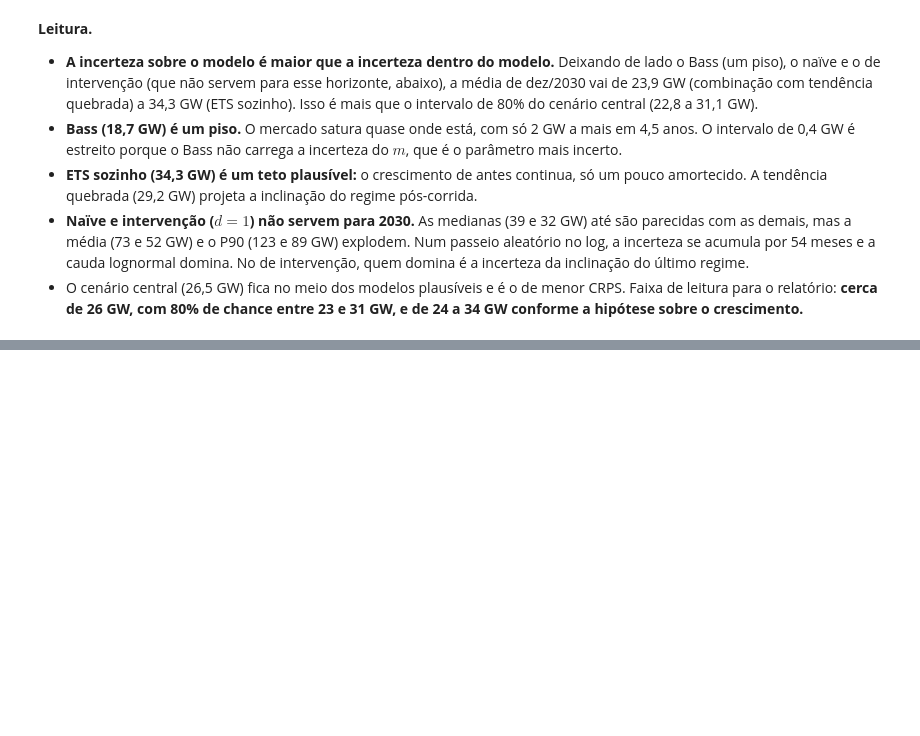
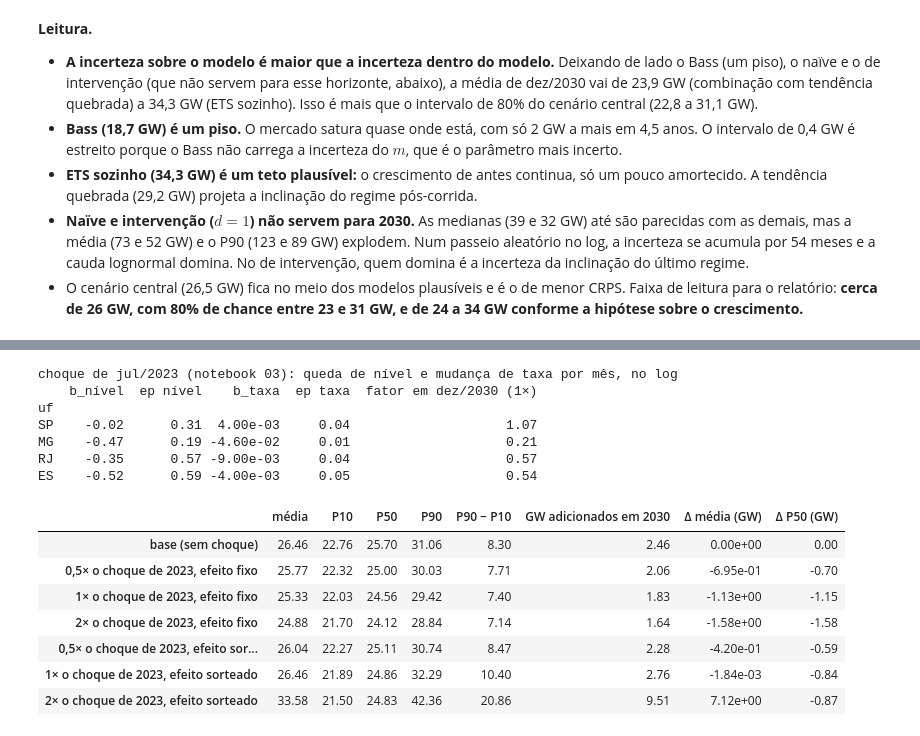
Before and after one commit to BrunoWolf03/IND2616-ProjetoMMGD, a Jupyter notebook: notebooks/05_cenarios_2030.ipynb, the cells around one changed output, grey strips where cells are left out. Saved outputs shown, nothing was run; the diff lists cells and outputs as text; code cells hidden in the pictures; blank space fills up the shorter version.

```diff
--- a/notebooks/05_cenarios_2030.ipynb
+++ b/notebooks/05_cenarios_2030.ipynb
@@ -336,0 +344,53 @@ fig.savefig(RES / "cenarios_2030_metodos_modelos.png")
+# %%
+choque = pd.read_csv(ROOT / "data" / "processed" / "fase3_choque_fim_corrida.csv").set_index("uf")
+INICIO_2029 = pd.Timestamp("2029-01-01")
+K = {"0,5×": 0.5, "1×": 1.0, "2×": 2.0}
+
+apos = FUT >= INICIO_2029
+D = apos.astype(float)
+R = np.cumsum(apos).astype(float)
+u = np.random.default_rng(2).standard_normal((2, N_SIM))   # sorteios comuns aos estados
+
+efeito = {"fixo": {}, "sorteado": {}}   # efeito no log, h x n, por UF
+for uf in UFS:
+    c = choque.loc[uf]
+    media = np.array([c.b_nivel, c.b_taxa])[:, None]
+    V = np.array([[c.var_nivel, c.cov_nivel_taxa], [c.cov_nivel_taxa, c.var_taxa]])
+    for versao, (bn, bt) in [("fixo", media.repeat(N_SIM, axis=1)), ("sorteado", media + np.linalg.cholesky(V) @ u)]:
+        efeito[versao][uf] = np.outer(D, bn) + np.outer(R, bt)
+
+cen = {"base (sem choque)": central}
+for versao in efeito:
+    for rot, k in K.items():
+        cen[f"{rot} o choque de 2023, efeito {versao}"] = {uf: central[uf] * np.exp(k * efeito[versao][uf]) for uf in UFS}
+acum_cen = {nome: sum(acumulado(c[uf], uf) for uf in UFS) for nome, c in cen.items()}
+ano2030 = FUT.year == 2030
+
+print("choque de jul/2023 (notebook 03): queda de nível e mudança de taxa por mês, no log")
+print(pd.DataFrame({"b_nível": choque.b_nivel, "ep nível": np.sqrt(choque.var_nivel),
+                    "b_taxa": choque.b_taxa, "ep taxa": np.sqrt(choque.var_taxa),
+                    "fator em dez/2030 (1×)": np.exp(choque.b_nivel + 24 * choque.b_taxa)}).loc[UFS].round(3).to_string())
+
+base_ = resumo(acum_cen["base (sem choque)"][-1])
+tab_cen = pd.DataFrame({nome: {**resumo(a[-1]),
+                               "GW adicionados em 2030": sum(cen[nome][uf][ano2030].sum(axis=0) for uf in UFS).mean() / 1e3}
+                        for nome, a in acum_cen.items()}).T
+tab_cen["Δ média (GW)"] = tab_cen["média"] - base_["média"]
+tab_cen["Δ P50 (GW)"] = tab_cen["P50"] - base_["P50"]
+tab_cen
+# %% [output]
+choque de jul/2023 (notebook 03): queda de nível e mudança de taxa por mês, no log
+    b_nível  ep nível    b_taxa  ep taxa  fator em dez/2030 (1×)
+uf
+SP    -0.02      0.31  4.00e-03     0.04                    1.07
+MG    -0.47      0.19 -4.60e-02     0.01                    0.21
+RJ    -0.35      0.57 -9.00e-03     0.04                    0.57
+ES    -0.52      0.59 -4.00e-03     0.05                    0.54
+|  | média | P10 | P50 | P90 | P90 − P10 | GW adicionados em 2030 | Δ média (GW) | Δ P50 (GW) |
+| base (sem choque) | 26.46 | 22.76 | 25.70 | 31.06 | 8.30 | 2.46 | 0.00e+00 | 0.00 |
+| 0,5× o choque de 2023, efeito fixo | 25.77 | 22.32 | 25.00 | 30.03 | 7.71 | 2.06 | -6.95e-01 | -0.70 |
+| 1× o choque de 2023, efeito fixo | 25.33 | 22.03 | 24.56 | 29.42 | 7.40 | 1.83 | -1.13e+00 | -1.15 |
+| 2× o choque de 2023, efeito fixo | 24.88 | 21.70 | 24.12 | 28.84 | 7.14 | 1.64 | -1.58e+00 | -1.58 |
+| 0,5× o choque de 2023, efeito sor... | 26.04 | 22.27 | 25.11 | 30.74 | 8.47 | 2.28 | -4.20e-01 | -0.59 |
+| 1× o choque de 2023, efeito sorteado | 26.46 | 21.89 | 24.86 | 32.29 | 10.40 | 2.76 | -1.84e-03 | -0.84 |
+| 2× o choque de 2023, efeito sorteado | 33.58 | 21.50 | 24.83 | 42.36 | 20.86 | 9.51 | 7.12e+00 | -0.87 |
```
Also changed, not shown: parts of 9 cells of this notebook, 1 other file.
